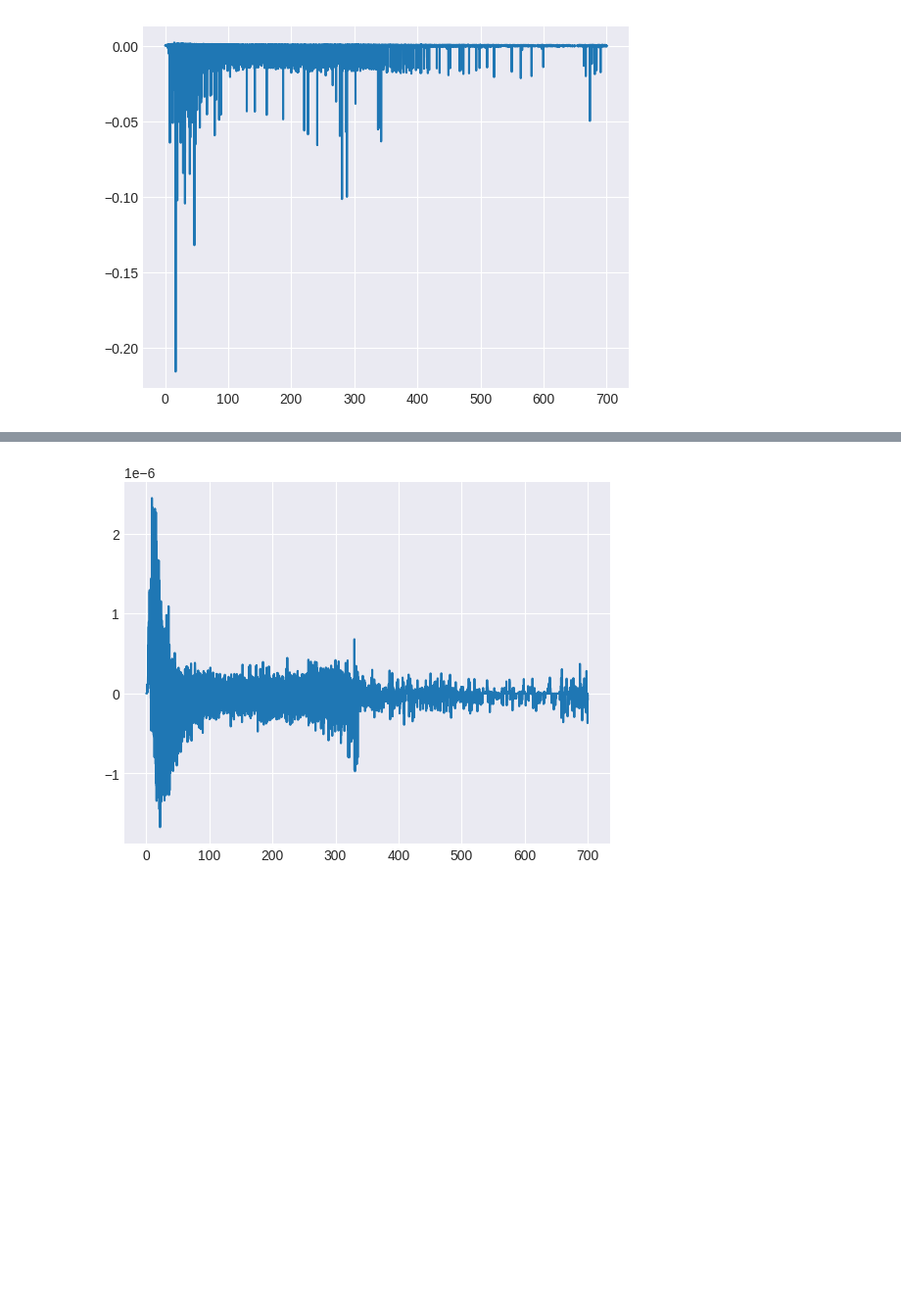
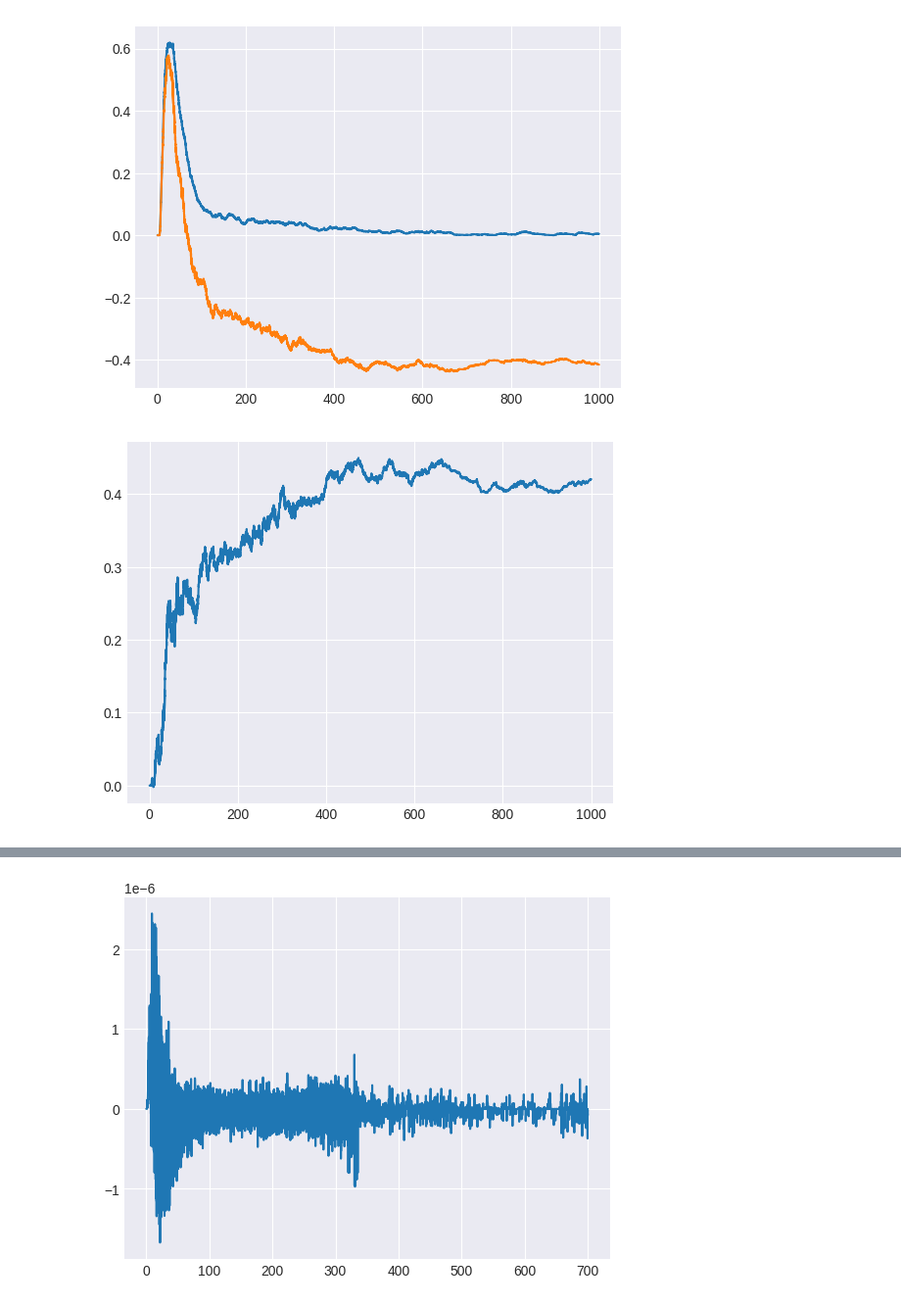
Before and after one commit to lukeoloughlin/GW-model, a Jupyter notebook: gw_martingale.ipynb, the cells around one changed output, grey strips where cells are left out. Shown at 98% size. Cells and saved outputs as stored; diff of their text form; code cells hidden in the pictures; blank space fills up the shorter version.

```diff
--- a/gw_martingale.ipynb
+++ b/gw_martingale.ipynb
@@ -76,6 +76,12 @@ plt.show()
+# %%
+plt.plot(sim.t, (sim.RyR[..., 2] + sim.RyR[...,3]).mean(axis=(1,2)))
+plt.plot(sim.t, sim.RyR_open_int[:,0])
+plt.show()
+# %% [output]
+[figure, added]
 # %%
-plt.plot(sim.t, sim.dM)
+plt.plot(sim.t, sim.RyR_open_martingale[:, 0])
 plt.show()
 # %% [output]
-[figure, old version]
+[figure, new version]
 # %%
```
Also changed, not shown: parts of 17 cells of this notebook, 9 other files.
